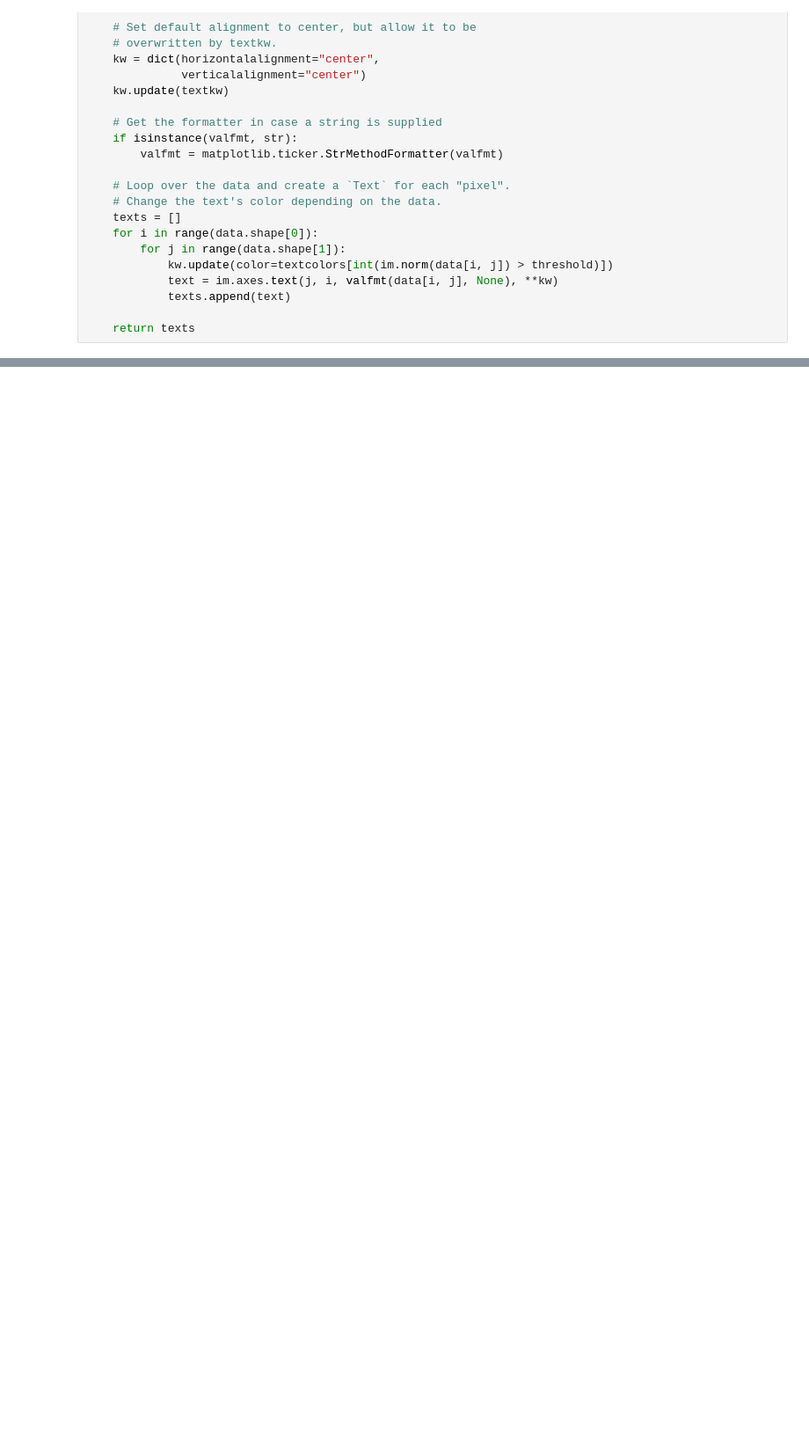
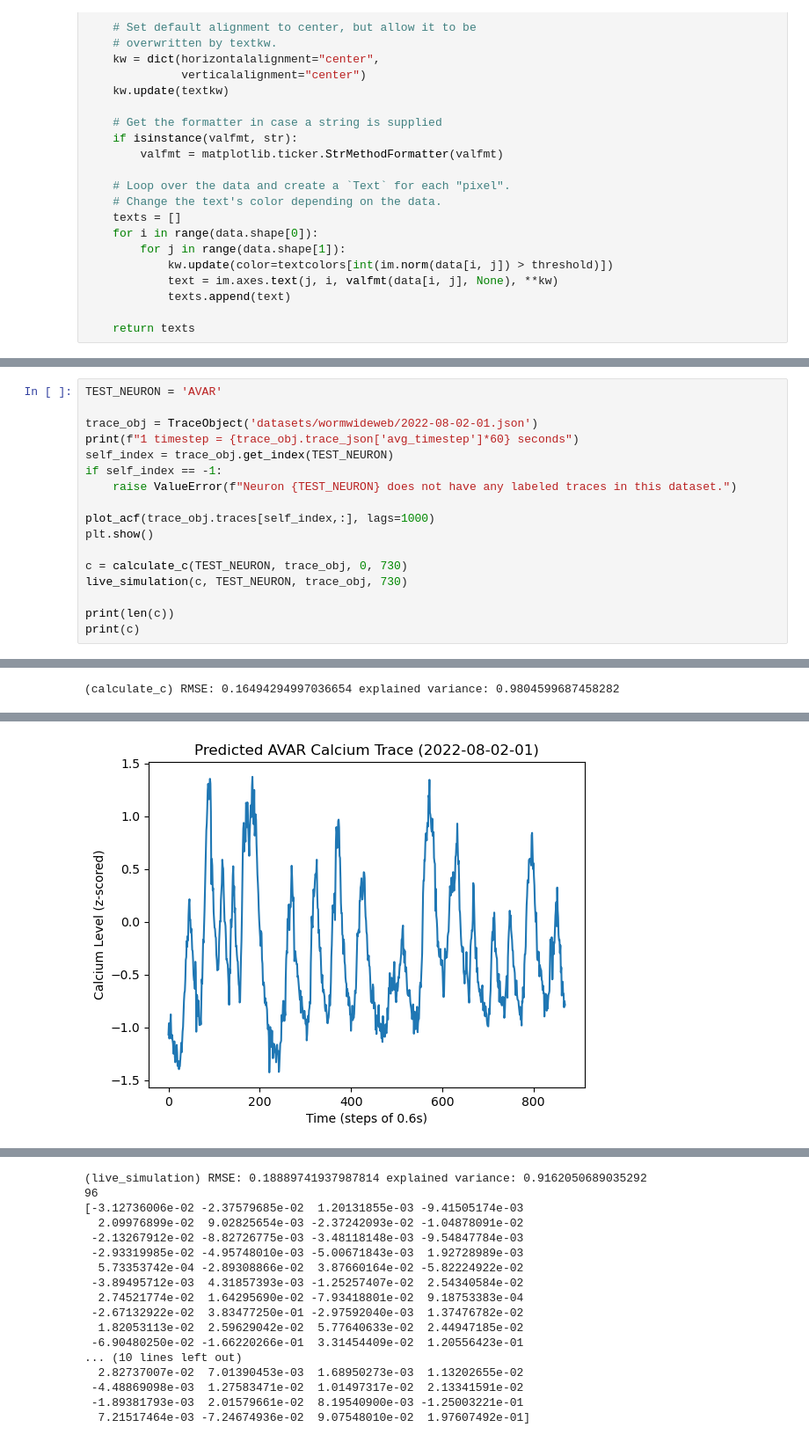
Before and after one commit to ironak/worms, a Jupyter notebook: model.ipynb, the cells around one changed output, grey strips where cells are left out. Shown at 88% size. Saved outputs shown, nothing was run; the diff lists cells and outputs as text; blank space fills up the shorter version.

```diff
--- a/model.ipynb
+++ b/model.ipynb
@@ -404,0 +465,18 @@ visualize_c(c,neuron, trace_obj)
+# %%
+TEST_NEURON = 'AVAR'
+
+trace_obj = TraceObject('datasets/wormwideweb/2022-08-02-01.json')
+print(f"1 timestep = {trace_obj.trace_json['avg_timestep']*60} seconds")
+self_index = trace_obj.get_index(TEST_NEURON)
+if self_index == -1:
+    raise ValueError(f"Neuron {TEST_NEURON} does not have any labeled traces in this dataset.")
+
+plot_acf(trace_obj.traces[self_index,:], lags=1000)
+plt.show()
+
+c = calculate_c(TEST_NEURON, trace_obj, 0, 730)
+live_simulation(c, TEST_NEURON, trace_obj, 730)
+
+print(len(c))
+print(c)
+# %% [output]
@@ -404,0 +485 @@ visualize_c(c,neuron, trace_obj)
+(calculate_c) RMSE: 0.16494294997036654 explained variance: 0.9804599687458282
@@ -404,0 +487 @@ visualize_c(c,neuron, trace_obj)
+[figure, added]
@@ -404,0 +489,17 @@ visualize_c(c,neuron, trace_obj)
+(live_simulation) RMSE: 0.18889741937987814 explained variance: 0.9162050689035292
+96
+[-3.12736006e-02 -2.37579685e-02  1.20131855e-03 -9.41505174e-03
+  2.09976899e-02  9.02825654e-03 -2.37242093e-02 -1.04878091e-02
+ -2.13267912e-02 -8.82726775e-03 -3.48118148e-03 -9.54847784e-03
+ -2.93319985e-02 -4.95748010e-03 -5.00671843e-03  1.92728989e-03
+  5.73353742e-04 -2.89308866e-02  3.87660164e-02 -5.82224922e-02
+ -3.89495712e-03  4.31857393e-03 -1.25257407e-02  2.54340584e-02
+  2.74521774e-02  1.64295690e-02 -7.93418801e-02  9.18753383e-04
+ -2.67132922e-02  3.83477250e-01 -2.97592040e-03  1.37476782e-02
+  1.82053113e-02  2.59629042e-02  5.77640633e-02  2.44947185e-02
+ -6.90480250e-02 -1.66220266e-01  3.31454409e-02  1.20556423e-01
+... (10 lines left out)
+  2.82737007e-02  7.01390453e-03  1.68950273e-03  1.13202655e-02
+ -4.48869098e-03  1.27583471e-02  1.01497317e-02  2.13341591e-02
+ -1.89381793e-03  2.01579661e-02  8.19540900e-03 -1.25003221e-01
+  7.21517464e-03 -7.24674936e-02  9.07548010e-02  1.97607492e-01]
```
Also changed, not shown: parts of 38 cells of this notebook, 2 other files.
